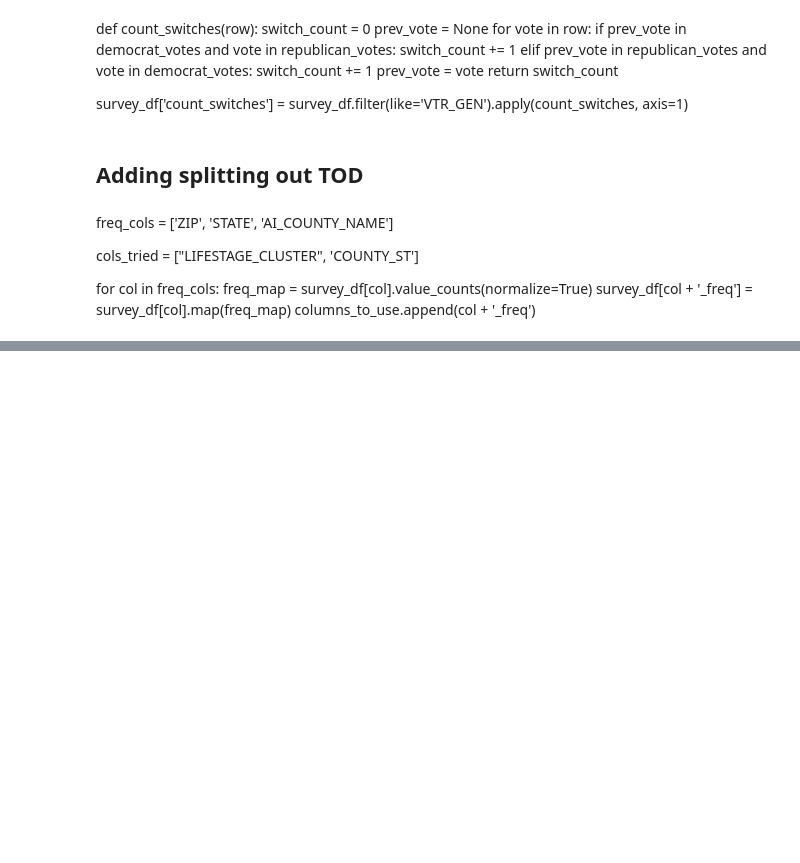
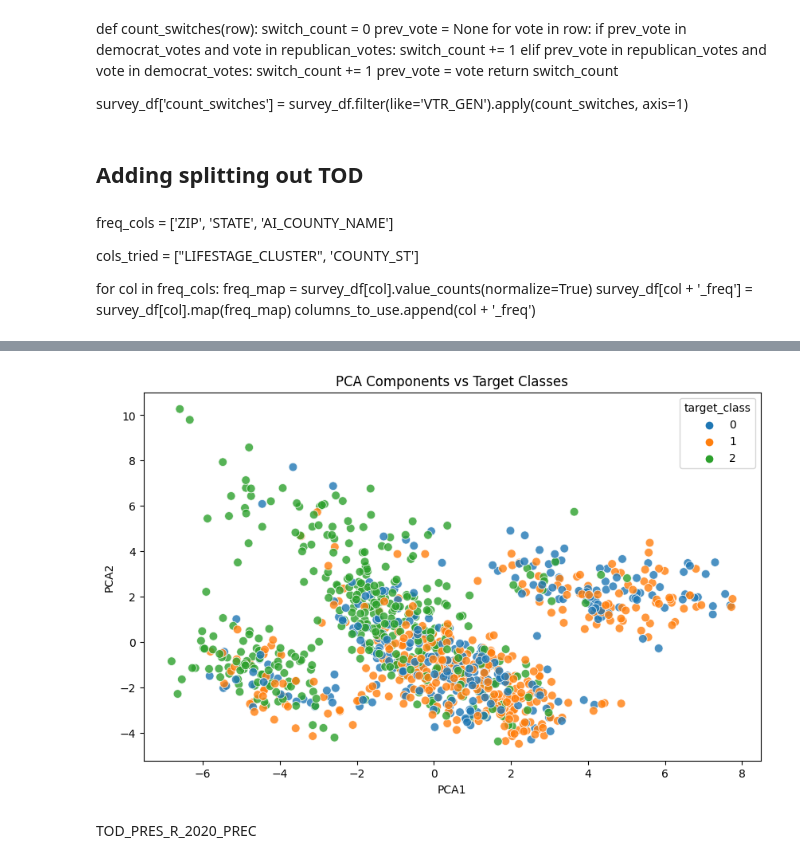
Before and after one commit to parkermoe/milestone2_MADS, a Jupyter notebook: survey_baseline_pm.ipynb, the cells around one changed output, grey strips where cells are left out. Drawn from its saved outputs; the diff is of its cells as text; code cells hidden in the pictures; blank space fills up the shorter version.

```diff
--- a/survey_baseline_pm.ipynb
+++ b/survey_baseline_pm.ipynb
@@ -643,12 +1076,15 @@ def log_experiment_results_csv(log_file, exp_id=None, evaluation_results=None, n
     experiment_log.to_csv(log_file, index=False)
 
 log_file = "experiment_logs.csv"
-notes = {"description": "Added back TODO transfrom and freq encoding (STATE, COUNTY) + added GENERMIX, GENERATION, HH_SIZE, CREDRATE, LANGUAGE, 2ndAMEND, BORDER, CHOICELIFE, CONSERVNEWS, LIBNEWS. Scaled", "target_col": "Q1_Candidate"}
+
+model_list = ["RF", "XGBoost", "LogisticRegression", "SVM", "GBC"]
+["RF", "XGBoost", "LogisticRegression", "SVM", "GBC", "Ensemble", "Stacked"]
 
 #df_survey_processed = preprocessor_survey.run_preprocessing_pipeline(skip_preprocess_dataframe=False, drop_converted_cols=True, use_frequency_encoding=True)
-models, evaluation_results, class_report, best_params = prepare_and_fit_model(
-    survey_df, 'Q1_Candidate', model_type='All', feature_importance=True,
-    scale_data=True, evaluate_models=True, use_grid_search=True
+models, evaluation_results, class_report, best_params,transformed_X_train_df, X_train, y_train, X_test, y_test = prepare_and_fit_model(
+    survey_df, 'Q1_Candidate', model_type="All", feature_importance=True,
+    scale_data=True, evaluate_models=True, use_grid_search=False,
+    feature_engineering="BOTH", add_stats=False
 )
 
 class_report_str = json.dumps(class_report, indent=4)
@@ -658,11 +1094,11 @@ best_params_str = json.dumps(best_params, indent=4)
 
 # Update your notes dictionary
 notes = {
-    "description": "Your experiment description here",
+    "description": "Good SVM - Removed some features",
     "target_col": "Q1_Candidate",
     "columns_used": ", ".join(columns_to_use),
     "classification_report": class_report_str,
-    "best_params": best_params_str  # Add the best parameters here
+    "best_params": best_params_str
 }
 log_experiment_results_csv(log_file,None, evaluation_results, notes)
 # %% [output]
@@ -967,0 +1170,37 @@ NameError: name 'df_survey_processed' is not defined
+# %%
+def plot_feature_engineering_vs_target(df, target_column, feature_engineering_type):
+    """
+    Plot the relationship between feature engineering outcomes (PCA components or KMeans clusters)
+    and the target classes.
+
+    Parameters:
+    df (DataFrame): The DataFrame containing transformed features and target classes.
+    target_column (str): The name of the column containing the target classes.
+    feature_engineering_type (str): The type of feature engineering performed ('KMeans', 'PCA', 'BOTH').
+    """
+
+    if feature_engineering_type == 'KMeans' or feature_engineering_type == 'BOTH':
+        # Plotting KMeans clusters against the target
+        plt.figure(figsize=(10, 6))
+        sns.countplot(x='kmeans_cluster', hue=target_column, data=df)
+        plt.title('KMeans Clusters vs Target Classes')
+        plt.xlabel('KMeans Cluster')
+        plt.ylabel('Count')
+        plt.show()
+
+    if feature_engineering_type == 'PCA' or feature_engineering_type == 'BOTH':
+        # Plotting PCA components against the target
+        plt.figure(figsize=(10, 6))
+        sns.scatterplot(x='PCA1', y='PCA2', hue=target_column, data=df, palette="tab10", s=60, alpha=0.8)
+        plt.title('PCA Components vs Target Classes')
+        plt.xlabel('PCA1')
+        plt.ylabel('PCA2')
+        plt.show()
+
+target_column = 'target_class'
+
+plot_feature_engineering_vs_target(transformed_X_train_df, target_column, 'PCA')
+# %% [output]
+[figure, added]
+# %% [markdown]
+TOD_PRES_R_2020_PREC
```
Also changed, not shown: parts of 30 cells of this notebook.
